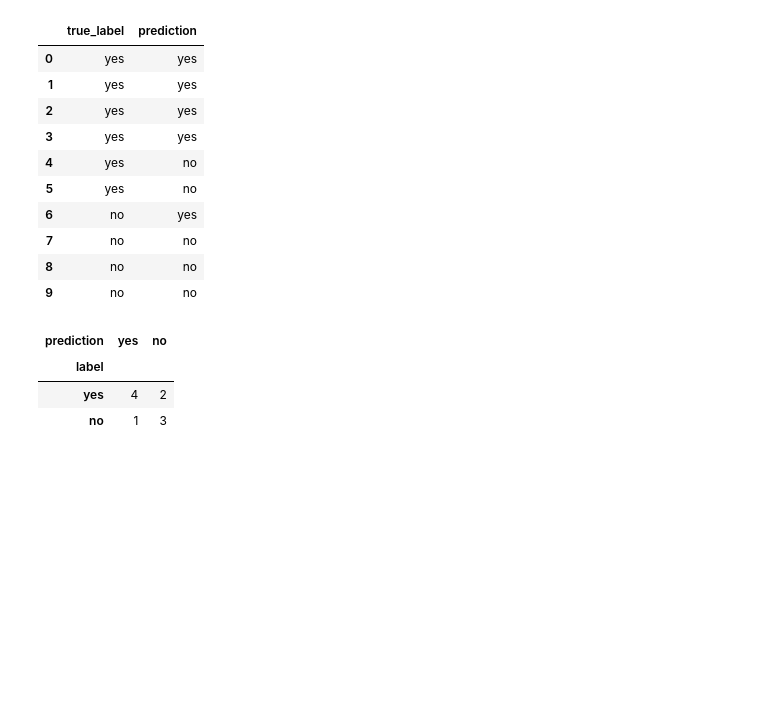
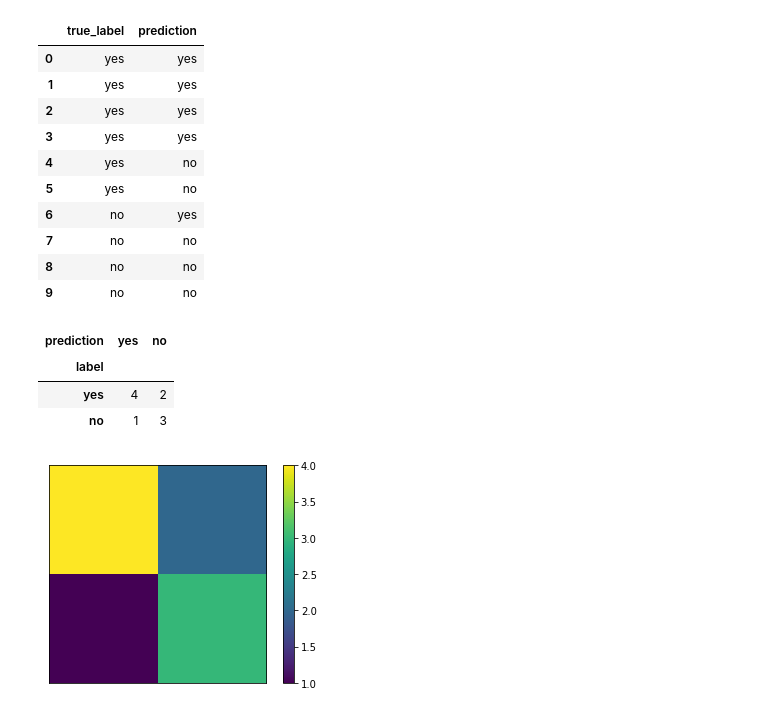
Before and after one commit to petemihaylov/machine-learning-fundamentals, a Jupyter notebook: algos/Classification/Confusion Matrix.ipynb, the cells around one changed output. Drawn from its saved outputs; the diff is of its cells as text; code cells hidden in the pictures; blank space fills up the shorter version.

```diff
--- a/algos/Classification/Confusion Matrix.ipynb
+++ b/algos/Classification/Confusion Matrix.ipynb
@@ -43,0 +42,12 @@ df
+# %%
+# Representation with a colormap image
+
+%matplotlib inline
+import matplotlib.pyplot as plt
+
+plt.imshow(cmx)
+plt.xticks([])
+plt.yticks([])
+plt.colorbar();
+# %% [output]
+[figure, added]
```
Also changed, not shown: parts of 2 cells of this notebook, 1 other file.
